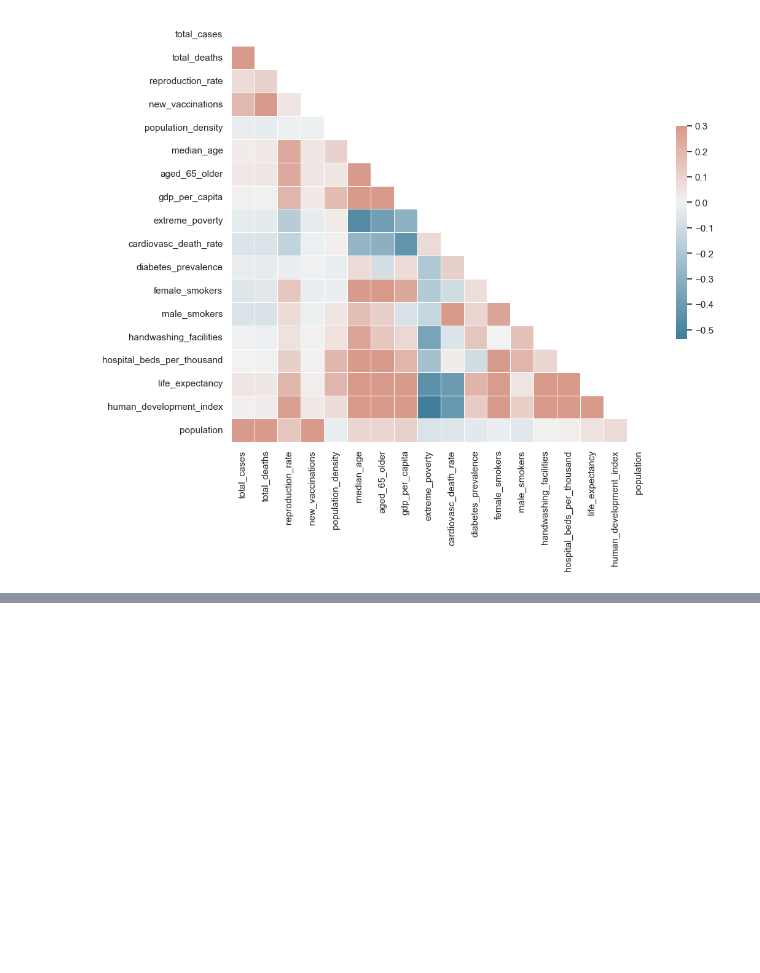
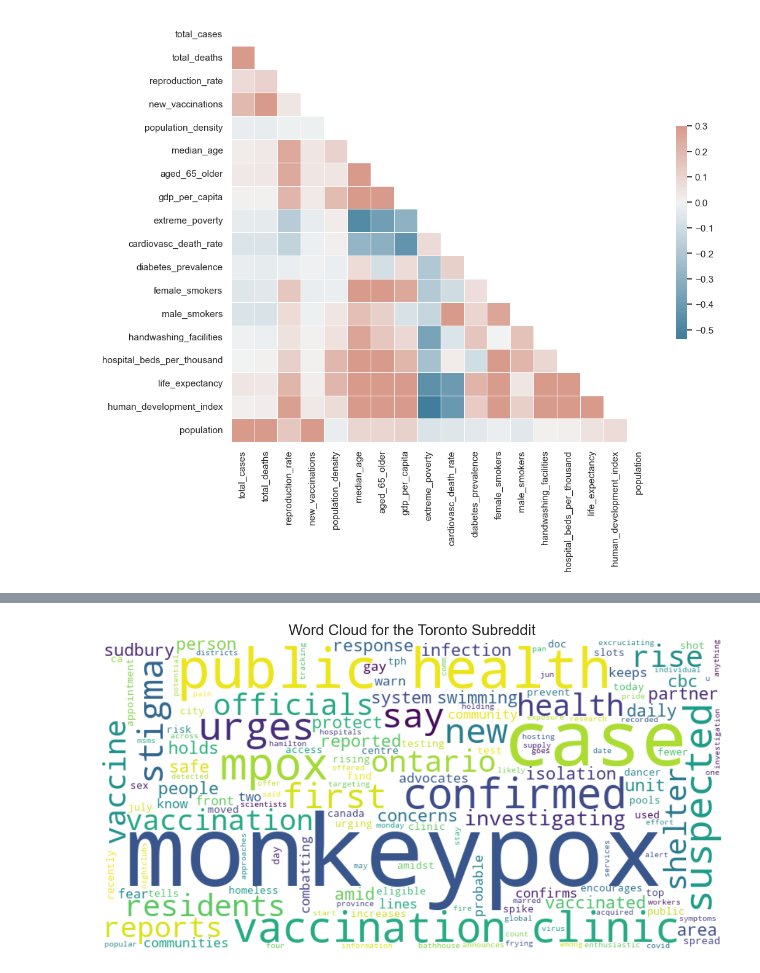
Before and after one commit to Alexander-Gebreamlak/COVID-19-Analysis-and-Mpox-Public-Concerns-, a Jupyter notebook: Assignment_2_COVID-19_Data_Analysis_&_Addressing_Mpox_Misinformation&Disinformation.ipynb, the cells around one changed output, grey strips where cells are left out. Saved outputs shown, nothing was run; the diff lists cells and outputs as text; code cells hidden in the pictures; blank space fills up the shorter version.

```diff
--- a/Assignment_2_COVID-19_Data_Analysis_&_Addressing_Mpox_Misinformation&Disinformation.ipynb
+++ b/Assignment_2_COVID-19_Data_Analysis_&_Addressing_Mpox_Misinformation&Disinformation.ipynb
@@ -362,0 +268,10 @@ Name: permalink, dtype: object
+# %%
+# Define your search terms and subreddit
+search_terms = 'Mpox OR Monkeypox OR M-pox'
+subreddit = 'Toronto'
+
+# Fetch data
+Toronto_data = fetch_reddit_data(search_terms, subreddit)
+
+print(Toronto_data.shape)
+Toronto_data.head()
@@ -362,0 +322,46 @@ Name: permalink, dtype: object
+# %%
+Toronto_data = Toronto_data[Toronto_data['subreddit'] == 'toronto']
+Toronto_data['text'] = Toronto_data['title'].fillna('')
+
+# # Download NLTK data files (if not already downloaded)
+# nltk.download('punkt')
+# nltk.download('stopwords')
+
+# Combine all text into one large string
+all_text = ' '.join(Toronto_data['text'])
+
+# Convert text to lowercase
+all_text = all_text.lower()
+
+# Tokenize the text
+tokens = word_tokenize(all_text)
+
+# Remove punctuation and numbers
+tokens = [word for word in tokens if word.isalpha()]
+
+# Remove stopwords
+stop_words = set(stopwords.words('english'))
+tokens = [word for word in tokens if word not in stop_words]
+
+# Filter out the words
+words_to_remove = ['toronto', 'https', 'author', 'comments', 'post', 'title']
+tokens = [word for word in tokens if word not in words_to_remove]
+
+processed_text = ' '.join(tokens)
+
+# Generate the word cloud
+wordcloud = WordCloud(
+    width=800,
+    height=400,
+    background_color='white',
+    max_words=200
+).generate(processed_text)
+
+# Display the word cloud
+plt.figure(figsize=(15, 7.5))
+plt.imshow(wordcloud, interpolation='bilinear')
+plt.axis('off')
+plt.title('Word Cloud for the Toronto Subreddit', fontsize=20)
+plt.show()
+# %% [output]
+[figure, added]
```
Also changed, not shown: parts of 15 cells of this notebook.
